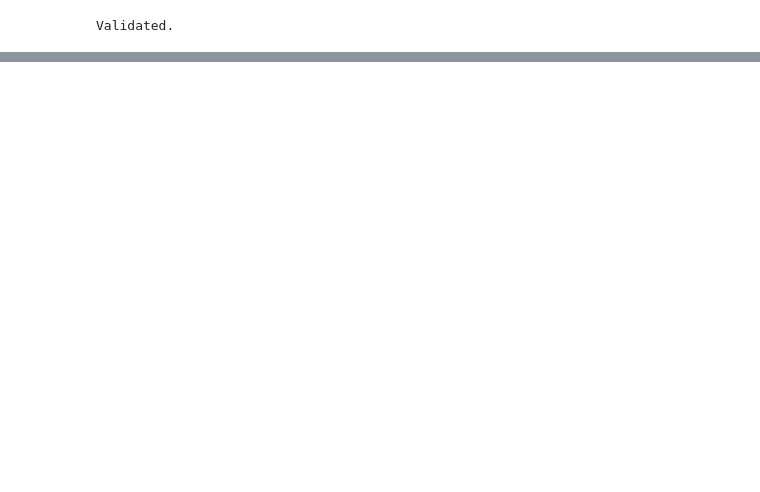
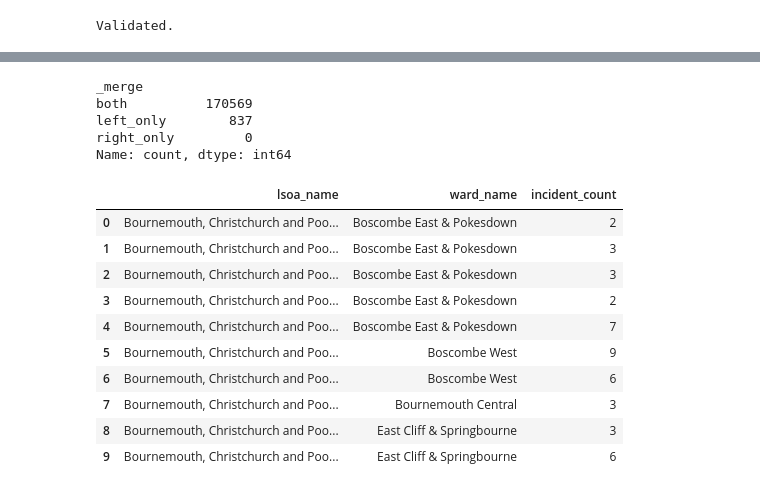
Before and after one commit to ciaratheink-blip/Python-Project---Crime-data-Pipeline, a Jupyter notebook: crime_pipeline.ipynb, the cells around one changed output, grey strips where cells are left out. Drawn from its saved outputs; the diff is of its cells as text; code cells hidden in the pictures; blank space fills up the shorter version.

```diff
--- a/crime_pipeline.ipynb
+++ b/crime_pipeline.ipynb
@@ -1118,0 +1167,45 @@ geo_final_csv.head()
+# %%
+ward_lookup = ward_df[["LSOA21CD", "WD22NM"]].rename(columns={"LSOA21CD": "lsoa_code","WD22NM": "ward_name"}) # better names
+assert ward_lookup["lsoa_code"].is_unique
+# %%
+# join to
+geo_final_csv = geo_final_csv.merge(
+    ward_lookup,
+    on="lsoa_code",
+    how="left",
+    validate="many_to_one",
+    indicator=True)
+
+print(geo_final_csv["_merge"].value_counts())
+
+matched = geo_final_csv["location_status"] == "Matched English LSOA"
+# %% [output]
+_merge
+both          170569
+left_only        837
+right_only         0
+Name: count, dtype: int64
+# %%
+# Validate ward join
+matched = geo_final_csv["location_status"] == "Matched English LSOA"
+
+assert len(geo_final_csv) == len(geo_final)
+assert geo_final_csv["incident_count"].sum() == len(cleaned_df)
+assert geo_final_csv.loc[matched, "ward_name"].notna().all()
+
+# Remove the temp join indicator
+geo_final_csv = geo_final_csv.drop(columns="_merge")
+
+geo_final_csv[["lsoa_name", "ward_name", "incident_count"]].head(10)
+# %% [output]
+|  | lsoa_name | ward_name | incident_count |
+| 0 | Bournemouth, Christchurch and Poo... | Boscombe East & Pokesdown | 2 |
+| 1 | Bournemouth, Christchurch and Poo... | Boscombe East & Pokesdown | 3 |
+| 2 | Bournemouth, Christchurch and Poo... | Boscombe East & Pokesdown | 3 |
+| 3 | Bournemouth, Christchurch and Poo... | Boscombe East & Pokesdown | 2 |
+| 4 | Bournemouth, Christchurch and Poo... | Boscombe East & Pokesdown | 7 |
+| 5 | Bournemouth, Christchurch and Poo... | Boscombe West | 9 |
+| 6 | Bournemouth, Christchurch and Poo... | Boscombe West | 6 |
+| 7 | Bournemouth, Christchurch and Poo... | Bournemouth Central | 3 |
+| 8 | Bournemouth, Christchurch and Poo... | East Cliff & Springbourne | 3 |
+| 9 | Bournemouth, Christchurch and Poo... | East Cliff & Springbourne | 6 |
```
Also changed, not shown: parts of 8 cells of this notebook, 1 other file.
